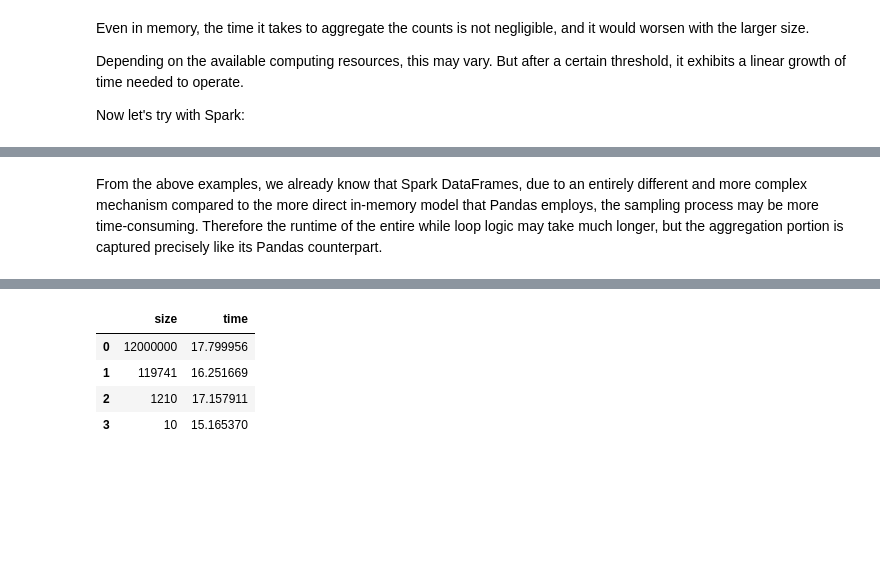
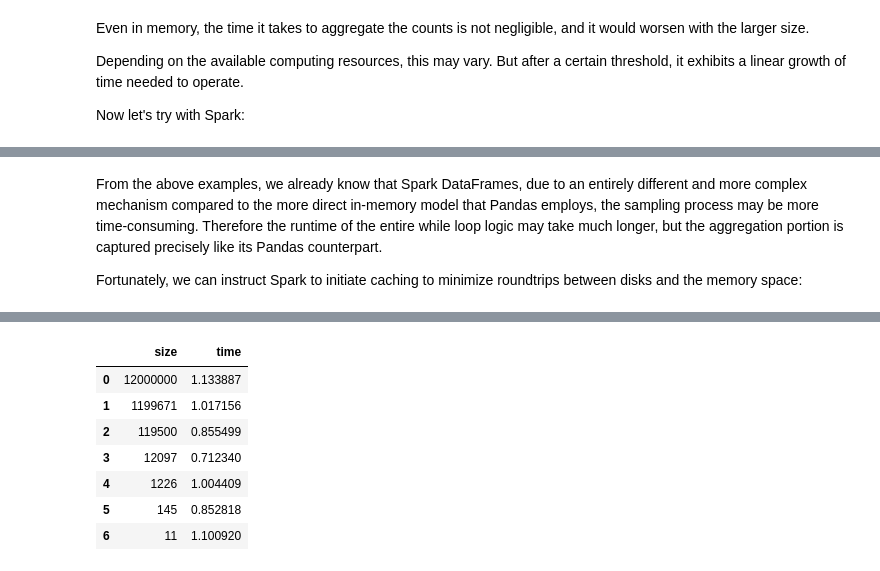
Before and after one commit to EQWorks/python-curriculum, a Jupyter notebook: data-analysis/14-distributed-computation/notebook.ipynb, the cells around one changed output, grey strips where cells are left out. Drawn from its saved outputs; the diff is of its cells as text; code cells hidden in the pictures; blank space fills up the shorter version.

```diff
--- a/data-analysis/14-distributed-computation/notebook.ipynb
+++ b/data-analysis/14-distributed-computation/notebook.ipynb
@@ -384,5 +437,7 @@ pdf
 12000000 rows × 2 columns
 # %%
+%%time
+
 import time
 
 size_time = []
@@ -397,7 +452,7 @@ while size > 1:
         'size': size,
         'time': end - start,
     })
-    size = size // 100
+    size = size // 10
 
 pdf_size_time = pd.DataFrame(size_time)
 pdf_size_time
@@ -436,6 +500,10 @@ df.show()
 only showing top 20 rows
 # %% [markdown]
 From the above examples, we already know that Spark DataFrames, due to an entirely different and more complex mechanism compared to the more direct in-memory model that Pandas employs, the sampling process may be more time-consuming. Therefore the runtime of the entire while loop logic may take much longer, but the aggregation portion is captured precisely like its Pandas counterpart.
+
+Fortunately, we can instruct Spark to initiate caching to minimize roundtrips between disks and the memory space:
+# %%
+df = df.cache()
 # %%
 %%time
 
@@ -453,7 +521,7 @@ while size > 1:
         'size': _count,
         'time': end - start,
     })
-    size = size // 100
+    size = size // 10
 
 df_size_time = pd.DataFrame(size_time)
 df_size_time
@@ -463,5 +531,8 @@ Wall time: 2min 29s
 |  | size | time |
-| 0 | 12000000 | 17.799956 |
-| 1 | 119741 | 16.251669 |
-| 2 | 1210 | 17.157911 |
-| 3 | 10 | 15.165370 |
+| 0 | 12000000 | 1.133887 |
+| 1 | 1199671 | 1.017156 |
+| 2 | 119500 | 0.855499 |
+| 3 | 12097 | 0.712340 |
+| 4 | 1226 | 1.004409 |
+| 5 | 145 | 0.852818 |
+| 6 | 11 | 1.100920 |
```
Also changed, not shown: parts of 31 cells of this notebook.
